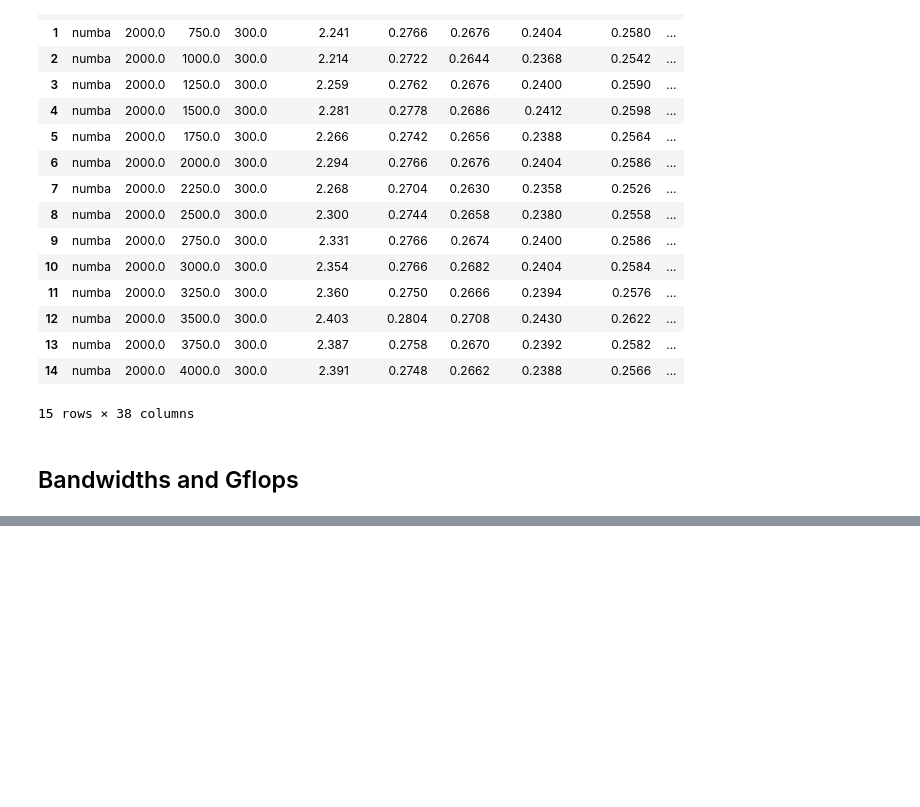
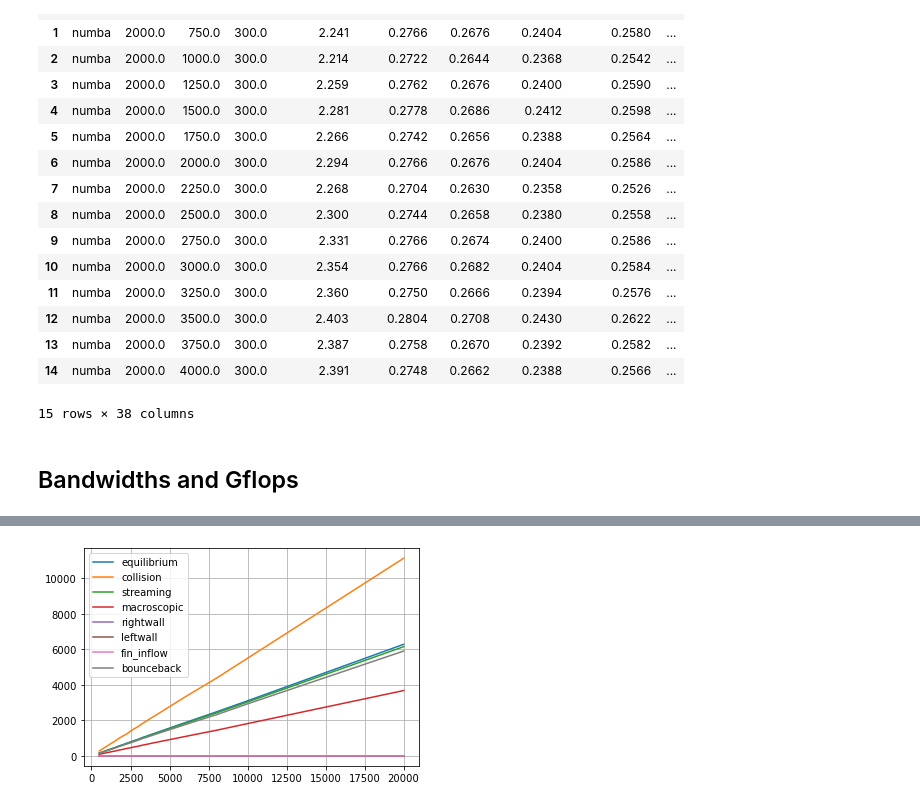
Before and after one commit to arthurviens/LBM-gpu, a Jupyter notebook: plot_perf.ipynb, the cells around one changed output, grey strips where cells are left out. Saved outputs shown, nothing was run; the diff lists cells and outputs as text; code cells hidden in the pictures; blank space fills up the shorter version.

```diff
--- a/plot_perf.ipynb
+++ b/plot_perf.ipynb
@@ -216,0 +226,3 @@ NameError: name 'idx' is not defined
+# %%
+df_bdgf = pd.read_csv("perfs2_numba.csv").rename(renames_policy, axis=1)
+df_bdgf.head(5)
@@ -216,0 +237,11 @@ NameError: name 'idx' is not defined
+# %%
+d = df_bdgf[(df_bdgf["iter"] == 2000) & (df_bdgf["ny"] == 300) & (df_bdgf["nx"] != 420)].sort_values("nx")
+cols_bd = d.columns[d.columns.str.startswith("bdwdth")]
+fig = plt.figure()
+for col in cols_bd:
+    plt.plot(d["nx"], d[col], label = str(col[7:]))
+plt.legend()
+plt.grid()
+plt.show()
+# %% [output]
+[figure, added]
```
Also changed, not shown: parts of 7 cells of this notebook, 6 other files.
